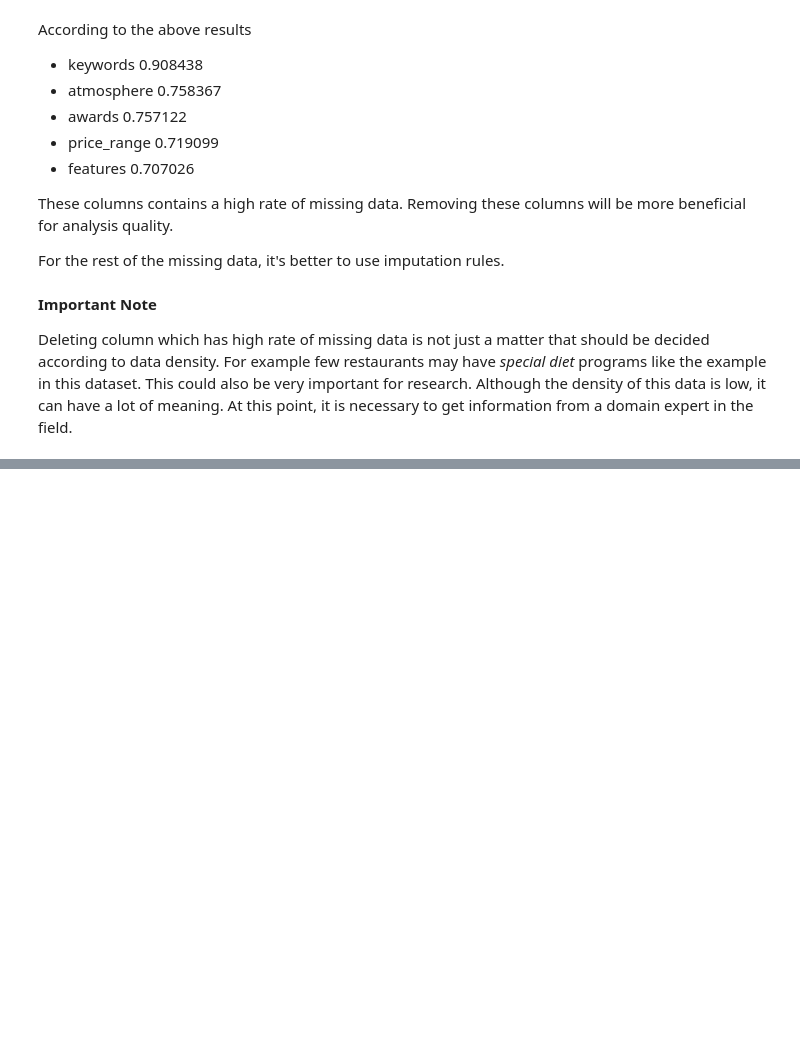
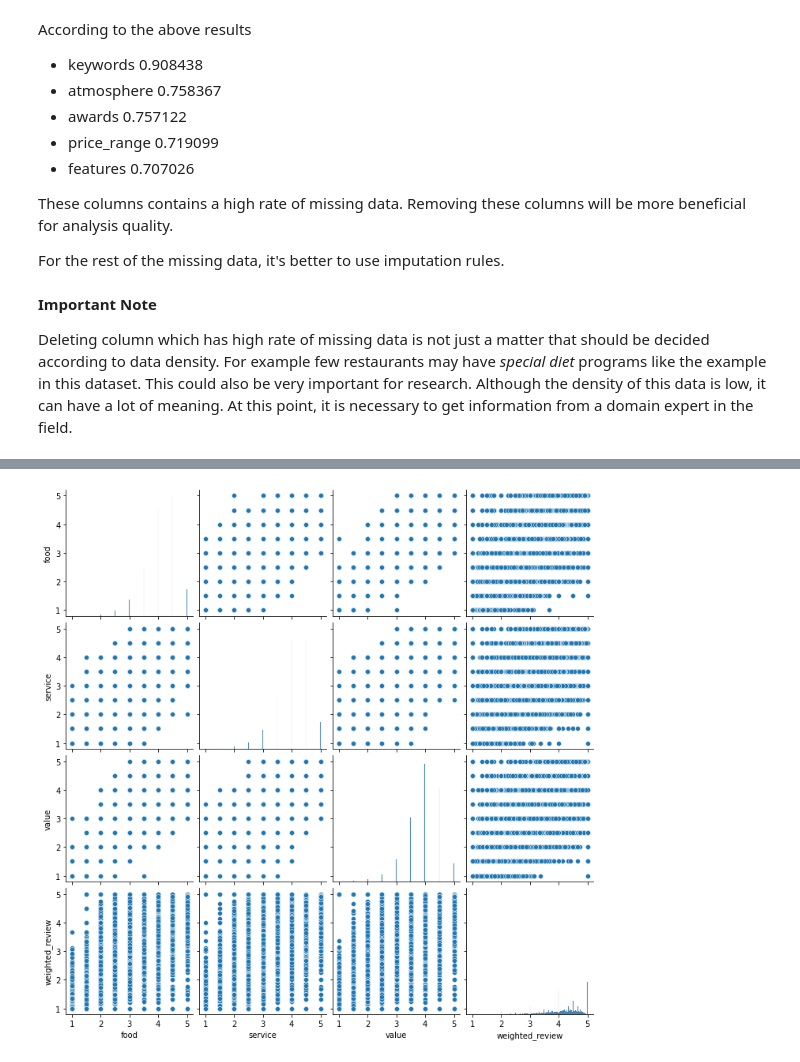
Before and after one commit to vocanalytics/F_STL_Challenge, a Jupyter notebook: Tech_Challenge_For_FoodStyles.ipynb, the cells around one changed output, grey strips where cells are left out. Saved outputs shown, nothing was run; the diff lists cells and outputs as text; code cells hidden in the pictures; blank space fills up the shorter version.

Commit message:
2nd. Action Point Data Understanding

```diff
--- a/Tech_Challenge_For_FoodStyles.ipynb
+++ b/Tech_Challenge_For_FoodStyles.ipynb
@@ -262,0 +301,4 @@ Deleting column which has high rate of missing data is not just a matter that sh
+# %%
+subset_review = df[['excellent', 'very_good', 'average','terrible','total_reviews_count','reviews_count_in_default_language']]
+review_columns = df[['excellent', 'very_good', 'average','terrible']]
+subset_rating = df[['food','service','value']] # I am not using atmosphere anymore.
@@ -262,0 +351,3 @@ Deleting column which has high rate of missing data is not just a matter that sh
+# %%
+corr_data=result = pd.concat([subset_rating, df['weighted_review']], axis=1)
+# create new data frame for correlation analysis.
@@ -262,0 +363,3 @@ Deleting column which has high rate of missing data is not just a matter that sh
+# %%
+corr_data.dropna(inplace=True)
+#Droping na values
@@ -262,0 +375,6 @@ Deleting column which has high rate of missing data is not just a matter that sh
+# %%
+sns.pairplot(corr_data)
+import matplotlib.pyplot as plt
+plt.show()
+# %% [output]
+[figure, added]
```
Also changed, not shown: parts of 37 cells of this notebook.
